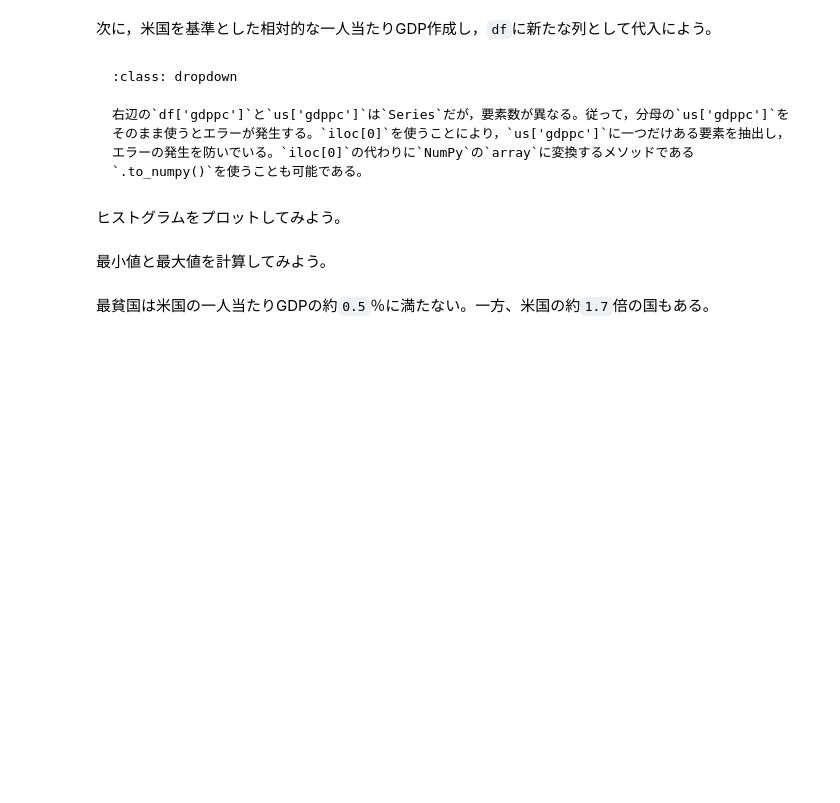
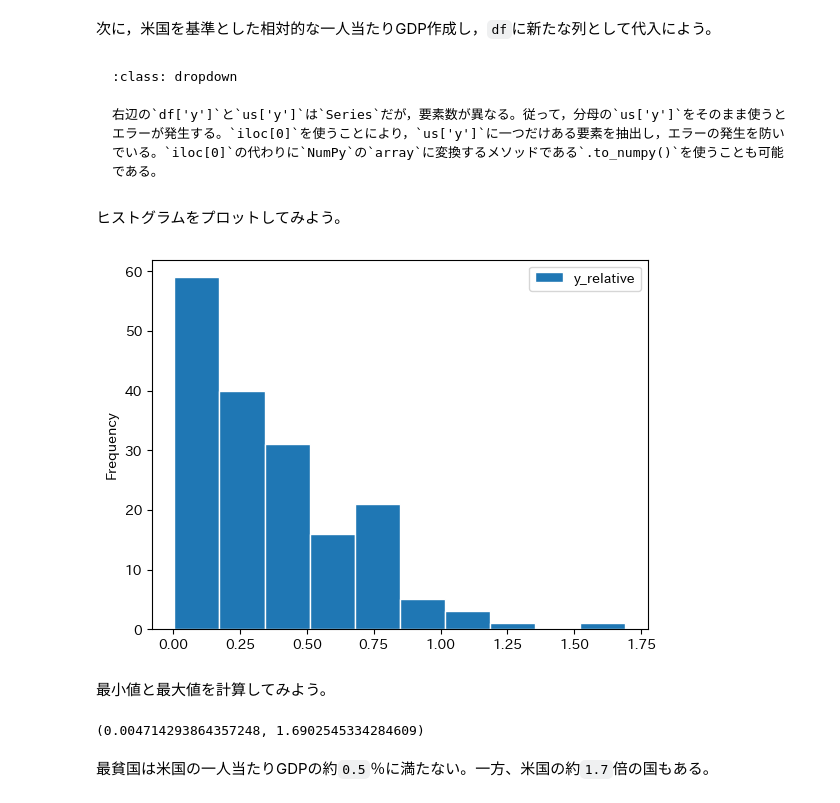
Before and after one commit to Py4Macro/py4macro.github.io, a Jupyter notebook: 5a_Development_Accounting.ipynb, the cells around one changed output. Drawn from its saved outputs; the diff is of its cells as text; code cells hidden in the pictures; blank space fills up the shorter version.

````diff
--- a/5a_Development_Accounting.ipynb
+++ b/5a_Development_Accounting.ipynb
@@ -332,7 +487,7 @@ $$ (eq:5-Ai)
 a=1/3.0
 
 # 労働者一人当たりGDP
-df['gdppc'] = df['cgdpo'] / df['emp']
+df['y'] = df['cgdpo'] / df['emp']
 
 # 一人当たり資本
 df['kpc'] = df['ck'] / df['emp']
@@ -341,7 +496,7 @@ df['kpc'] = df['ck'] / df['emp']
 df['factors'] = df['kpc']**a * ( df['hc']*df['avh'] )**(1-a)
 
 # 全要素生産性
-df['tfp'] = df['gdppc'] / df['factors']
+df['tfp'] = df['y'] / df['factors']
 # %% [markdown]
 ## 2019年
 # %% [markdown]
@@ -359,22 +514,26 @@ us = df.loc[cond,:]
 # %% [markdown]
 次に，米国を基準とした相対的な一人当たりGDP作成し，`df`に新たな列として代入によう。
 # %%
-df['gdppc_relative'] = df['gdppc'] / us['gdppc'].iloc[0]
+df['y_relative'] = df['y'] / us['y'].iloc[0]
 # %% [markdown]
 ```{admonition} コードの説明
 :class: dropdown
 
-右辺の`df['gdppc']`と`us['gdppc']`は`Series`だが，要素数が異なる。従って，分母の`us['gdppc']`をそのまま使うとエラーが発生する。`iloc[0]`を使うことにより，`us['gdppc']`に一つだけある要素を抽出し，エラーの発生を防いでいる。`iloc[0]`の代わりに`NumPy`の`array`に変換するメソッドである`.to_numpy()`を使うことも可能である。
+右辺の`df['y']`と`us['y']`は`Series`だが，要素数が異なる。従って，分母の`us['y']`をそのまま使うとエラーが発生する。`iloc[0]`を使うことにより，`us['y']`に一つだけある要素を抽出し，エラーの発生を防いでいる。`iloc[0]`の代わりに`NumPy`の`array`に変換するメソッドである`.to_numpy()`を使うことも可能である。
 ```
 # %% [markdown]
 ヒストグラムをプロットしてみよう。
 # %%
-df.plot.hist(y='gdppc_relative', ec='white')
+df.plot.hist(y='y_relative', ec='white')
 pass
+# %% [output]
+[figure, added]
 # %% [markdown]
 最小値と最大値を計算してみよう。
 # %%
-df['gdppc_relative'].min(), df['gdppc_relative'].max()
+df['y_relative'].min(), df['y_relative'].max()
+# %% [output]
+(0.004714293864357248, 1.6902545334284609)
 # %% [markdown]
 最貧国は米国の一人当たりGDPの約`0.5`％に満たない。一方、米国の約`1.7`倍の国もある。
 # %% [markdown]
````
Also changed, not shown: parts of 57 cells of this notebook.
